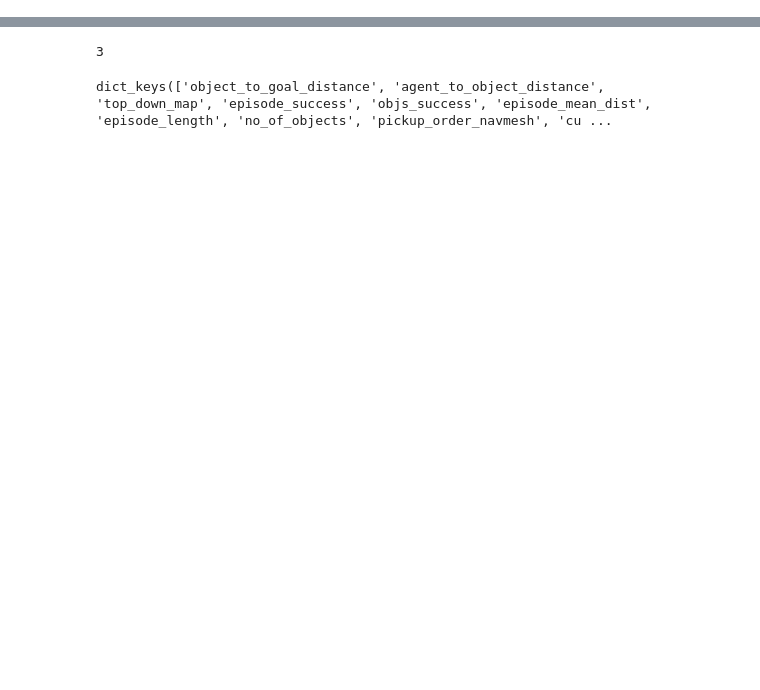
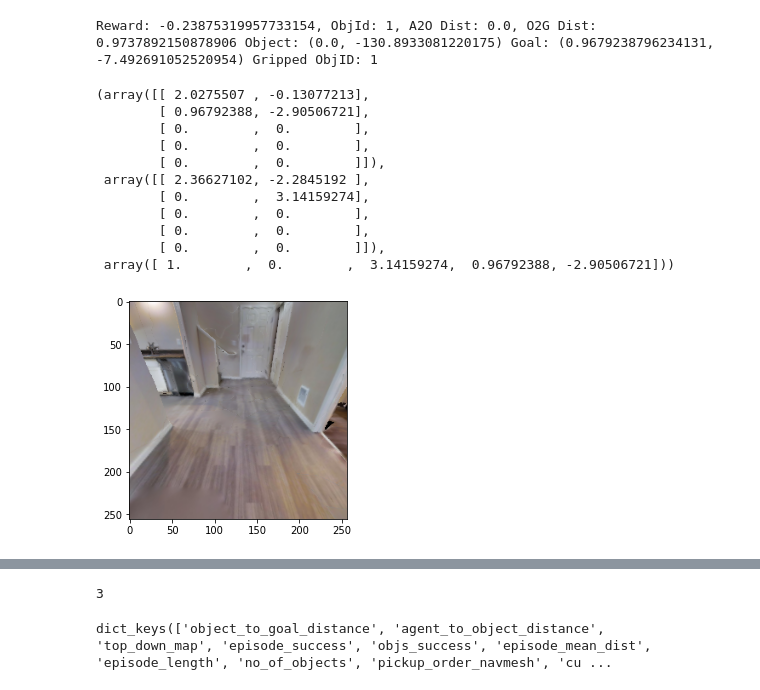
Before and after one commit to dexter1691/habitat-api, a Jupyter notebook: notebooks/test_rl_env.ipynb, the cells around one changed output, grey strips where cells are left out. Drawn from its saved outputs; the diff is of its cells as text; code cells hidden in the pictures; blank space fills up the shorter version.

```diff
--- a/notebooks/test_rl_env.ipynb
+++ b/notebooks/test_rl_env.ipynb
@@ -73,3 +108,22 @@ plt.imshow(obs['rgb'])
+# %%
+obs, reward, done, info = env.step(action={'action':0})
+plt.imshow(obs['rgb'])
+print_info(obs, reward, info)
+obs['all_object_goals'], obs['all_object_positions'], obs['oracle_next_object']
+# %% [output]
+Reward: -0.23875319957733154, ObjId: 1, A2O Dist: 0.0, O2G Dist: 0.9737892150878906 Object: (0.0, -130.8933081220175) Goal: (0.9679238796234131, -7.492691052520954) Gripped ObjID: 1
+(array([[ 2.0275507 , -0.13077213],
+        [ 0.96792388, -2.90506721],
+        [ 0.        ,  0.        ],
+        [ 0.        ,  0.        ],
+        [ 0.        ,  0.        ]]),
+ array([[ 2.36627102, -2.2845192 ],
+        [ 0.        ,  3.14159274],
+        [ 0.        ,  0.        ],
+        [ 0.        ,  0.        ],
+        [ 0.        ,  0.        ]]),
+ array([ 1.        ,  0.        ,  3.14159274,  0.96792388, -2.90506721]))
+[figure, added]
 # %%
 obs, reward, done, info = env.step(action={'action':1})
 plt.imshow(obs['rgb'])
```
Also changed, not shown: parts of 9 cells of this notebook, 2 other files.
